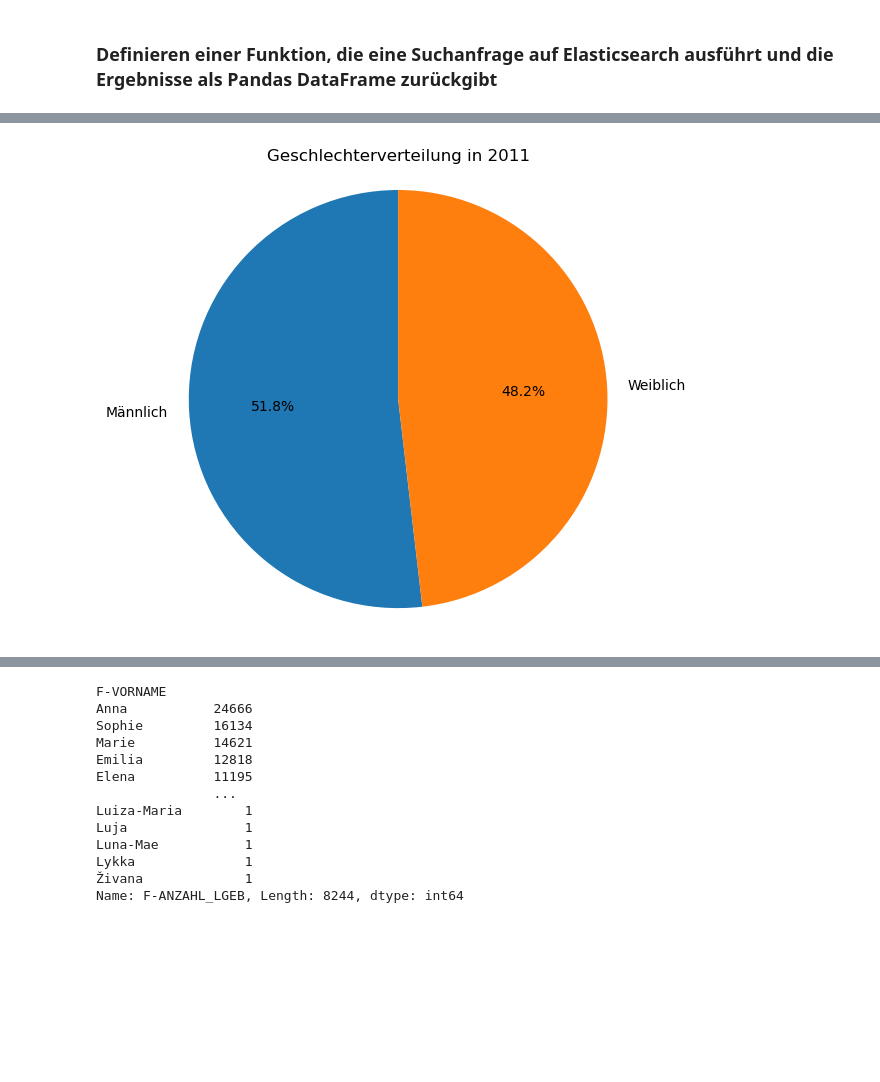
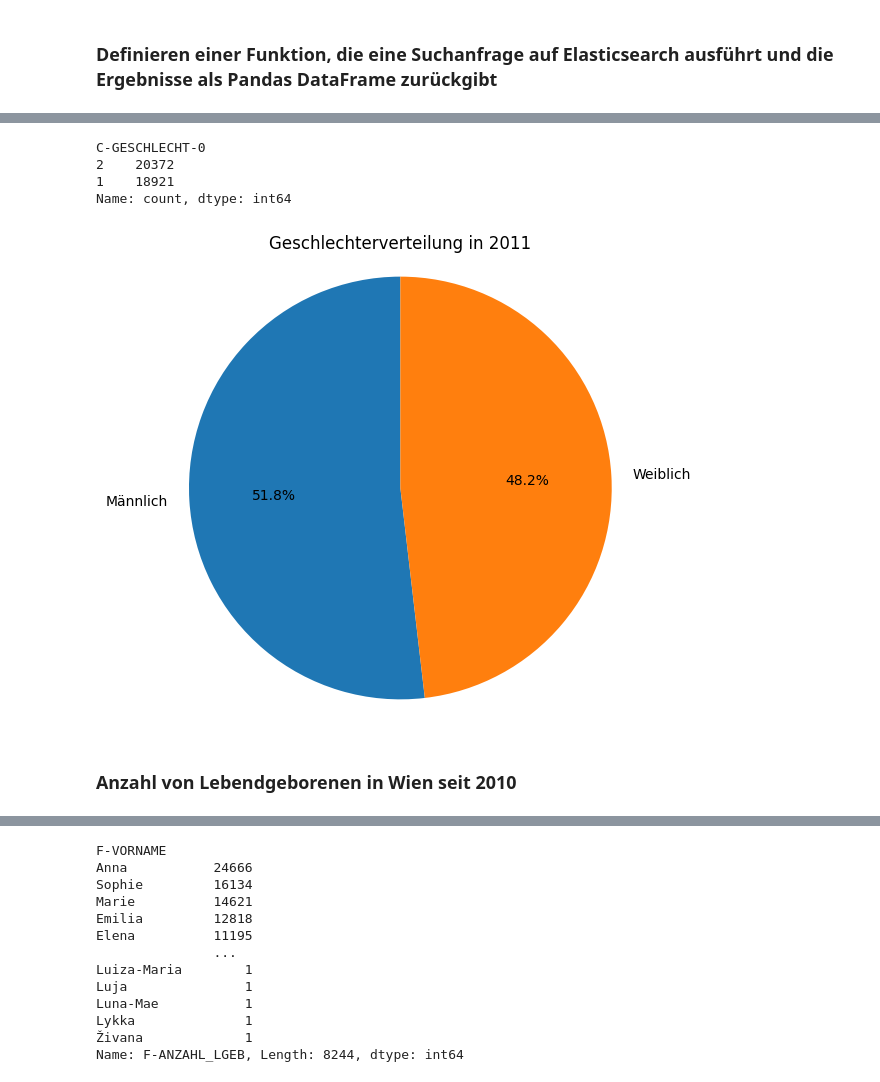
Before and after one commit to lenawilli/BDINF_final_project, a Jupyter notebook: Final_project_Koller_Willisits.ipynb, the cells around one changed output, grey strips where cells are left out. Drawn from its saved outputs; the diff is of its cells as text; code cells hidden in the pictures; blank space fills up the shorter version.

```diff
--- a/Final_project_Koller_Willisits.ipynb
+++ b/Final_project_Koller_Willisits.ipynb
@@ -155,4 +218,5 @@ import numpy as np
 # %%
+# Elasticsearch DSL query match
 query = {
     "query": {
         "match": {"C-JAHR-0":"2011"}
@@ -173,16 +237,29 @@ source_fields = [
     "F-ANZAHL_LGEB",
 ]
 
-df1 = es_to_dataframe(es, index_name, query, source_fields)
+# Assign to variable
+df1 = es_to_dataframe(es, es_index, query, source_fields)
 # %%
 # Calculate the gender counts
 gender_counts = df1['C-GESCHLECHT-0'].value_counts()
+
+print(gender_counts)
+# %% [output]
+C-GESCHLECHT-0
+2    20372
+1    18921
+Name: count, dtype: int64
 # %%
 # Plot gender distribution
-plt.figure(figsize=(6, 6))
-plt.pie(gender_counts, labels=['Männlich', 'Weiblich'], autopct='%1.1f%%', startangle=90)
-plt.axis('equal')
-plt.title('Geschlechterverteilung in 2011')
-plt.show()
+if not gender_counts.empty:
+    plt.figure(figsize=(6, 6))
+    plt.pie(gender_counts, labels=['Männlich', 'Weiblich'], autopct='%1.1f%%', startangle=90)
+    plt.axis('equal')
+    plt.title('Geschlechterverteilung in 2011')
+    plt.show()
+else:
+    print("No data found for the specified pattern.")
 # %% [output]
-[figure, old version]
+[figure, new version]
+# %% [markdown]
+### Anzahl von Lebendgeborenen in Wien seit 2010
```
Also changed, not shown: parts of 61 cells of this notebook, 3 other files.
